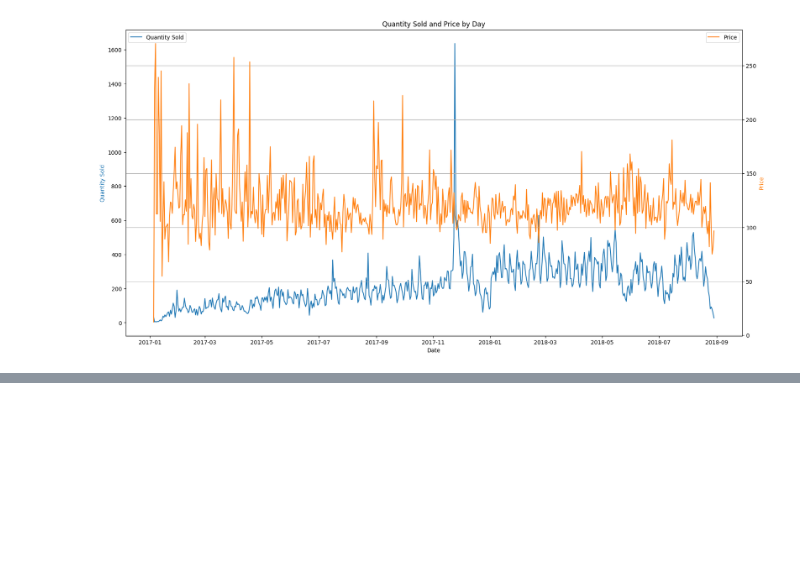
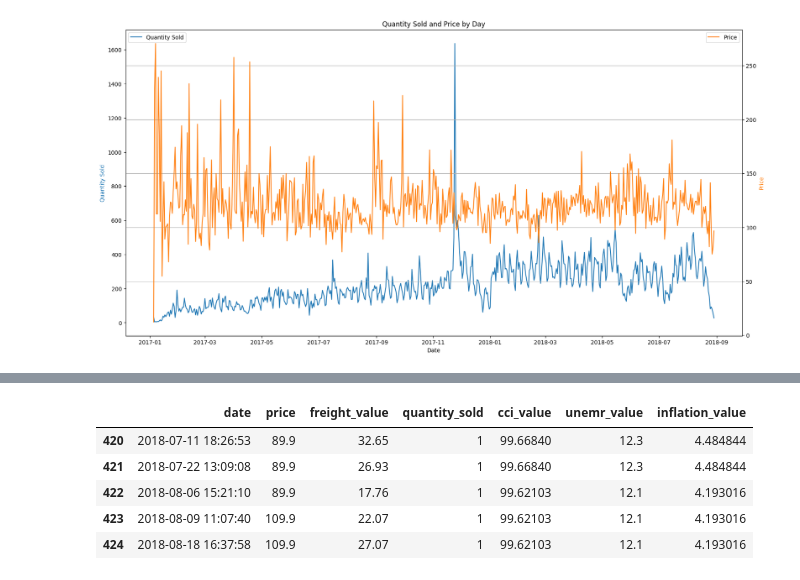
Before and after one commit to kiranraathod/price_optimization, a Jupyter notebook: price_optimization_kiran.ipynb, the cells around one changed output, grey strips where cells are left out. Drawn from its saved outputs; the diff is of its cells as text; code cells hidden in the pictures; blank space fills up the shorter version.

```diff
--- a/price_optimization_kiran.ipynb
+++ b/price_optimization_kiran.ipynb
@@ -590,0 +514,22 @@ df.head()
+# %%
+# Let's add the cci_value to our id dataset but our cci dates is in monthly format so we need to identify the month and year
+cci['month'] = cci['date'].dt.strftime('%Y-%m')
+unemployment['month'] = unemployment['date'].dt.strftime('%Y-%m')
+inflation['month'] = inflation['date'].dt.strftime('%Y-%m')
+# %%
+# Let's merge our datasets
+id = pd.merge(id, cci[['month', 'cci_value']], on='month')
+id = pd.merge(id, unemployment[['month', 'unemr_value']], on='month')
+id = pd.merge(id, inflation[['month', 'inflation_value']], on='month')
+# Let's drop the month column
+id = id.drop(columns=['month'])
+# The last weeks of freight_value are 0, let's fill them with the last value
+id['freight_value'] = id['freight_value'].replace(0, 15.550)
+id.tail()
+# %% [output]
+|  | date | price | freight_value | quantity_sold | cci_value | unemr_value | inflation_value |
+| 420 | 2018-07-11 18:26:53 | 89.9 | 32.65 | 1 | 99.66840 | 12.3 | 4.484844 |
+| 421 | 2018-07-22 13:09:08 | 89.9 | 26.93 | 1 | 99.66840 | 12.3 | 4.484844 |
+| 422 | 2018-08-06 15:21:10 | 89.9 | 17.76 | 1 | 99.62103 | 12.1 | 4.193016 |
+| 423 | 2018-08-09 11:07:40 | 109.9 | 22.07 | 1 | 99.62103 | 12.1 | 4.193016 |
+| 424 | 2018-08-18 16:37:58 | 109.9 | 27.07 | 1 | 99.62103 | 12.1 | 4.193016 |
```
Also changed, not shown: parts of 35 cells of this notebook, 5 other files.
